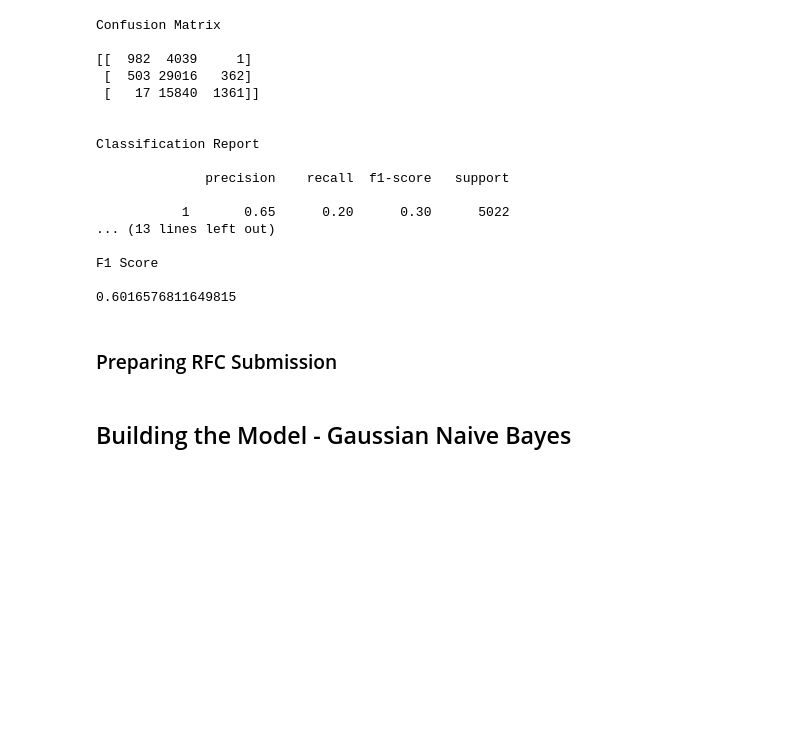
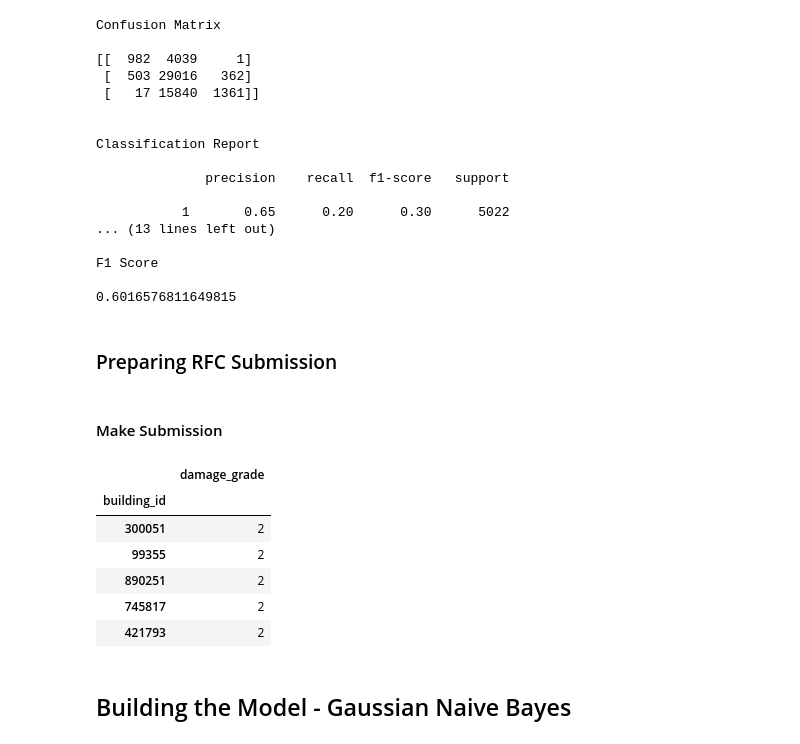
Before and after one commit to suvofalcon/Py-SpringboardAIML, a Jupyter notebook: _15_DrivenData/_01_RichtersPredictor.ipynb, the cells around one changed output. Saved outputs shown, nothing was run; the diff lists cells and outputs as text; code cells hidden in the pictures; blank space fills up the shorter version.

Commit message:
Richters Earthquake damage prediction

```diff
--- a/_15_DrivenData/_01_RichtersPredictor.ipynb
+++ b/_15_DrivenData/_01_RichtersPredictor.ipynb
@@ -152,13 +183,13 @@ dtale.show(train_features)
 label_encoder = LabelEncoder()
 
 # Encode labels
-train_features['land_surface_condition'] = label_encoder.fit_transform(train_features['land_surface_condition'])
-train_features['foundation_type'] = label_encoder.fit_transform(train_features['foundation_type'])
-train_features['roof_type'] = label_encoder.fit_transform(train_features['roof_type'])
-train_features['ground_floor_type'] = label_encoder.fit_transform(train_features['ground_floor_type'])
-train_features['other_floor_type'] = label_encoder.fit_transform(train_features['other_floor_type'])
-train_features['position'] = label_encoder.fit_transform(train_features['position'])
-train_features['plan_configuration'] = label_encoder.fit_transform(train_features['plan_configuration'])
-train_features['legal_ownership_status'] = label_encoder.fit_transform(train_features['legal_ownership_status'])
+features['land_surface_condition'] = label_encoder.fit_transform(features['land_surface_condition'])
+features['foundation_type'] = label_encoder.fit_transform(features['foundation_type'])
+features['roof_type'] = label_encoder.fit_transform(features['roof_type'])
+features['ground_floor_type'] = label_encoder.fit_transform(features['ground_floor_type'])
+features['other_floor_type'] = label_encoder.fit_transform(features['other_floor_type'])
+features['position'] = label_encoder.fit_transform(features['position'])
+features['plan_configuration'] = label_encoder.fit_transform(features['plan_configuration'])
+features['legal_ownership_status'] = label_encoder.fit_transform(features['legal_ownership_status'])
 # %%
 # Check few rows after transformation
@@ -175,7 +206,9 @@ train_features.head()
 # %% [markdown]
 ## Perform Train-Test Split
 # %%
-X = train_features
+train_features = features[features['train_set'] == 1]
+
+X = train_features.drop(labels='train_set', axis=1)
 y = train_labels['damage_grade']
 
 X_train, X_test, y_train, y_test = train_test_split(X, y, test_size=0.2, random_state=101)
@@ -252,3 +289,29 @@ F1 Score
 0.6016576811649815
 # %% [markdown]
 ### Preparing RFC Submission
+# %%
+# Extracting test features
+test_features = features[features['train_set'] == 0]
+test_features = test_features.drop(labels='train_set', axis=1)
+# %%
+# We will use the rfc model to make predictions
+rfc_predictions = rfc_grid.predict(test_features)
+# %% [markdown]
+#### Make Submission
+# %%
+submission_format = pd.read_csv(DATA_DIR / 'submission_format.csv', index_col='building_id')
+
+# Prepare the submission dataframe
+rfc_submission = pd.DataFrame(data=rfc_predictions,
+                             columns=submission_format.columns,
+                             index=submission_format.index)
+
+rfc_submission.head()
+# %% [output]
+|  | damage_grade |
+| building_id |  |
+| 300051 | 2 |
+| 99355 | 2 |
+| 890251 | 2 |
+| 745817 | 2 |
+| 421793 | 2 |
```
Also changed, not shown: parts of 12 cells of this notebook, 1 other file.
